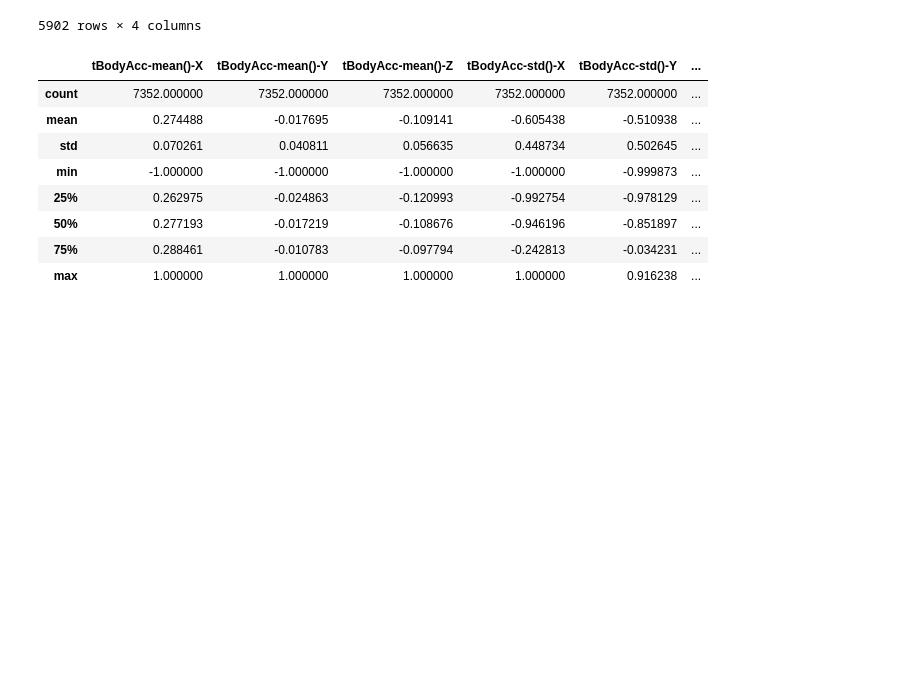
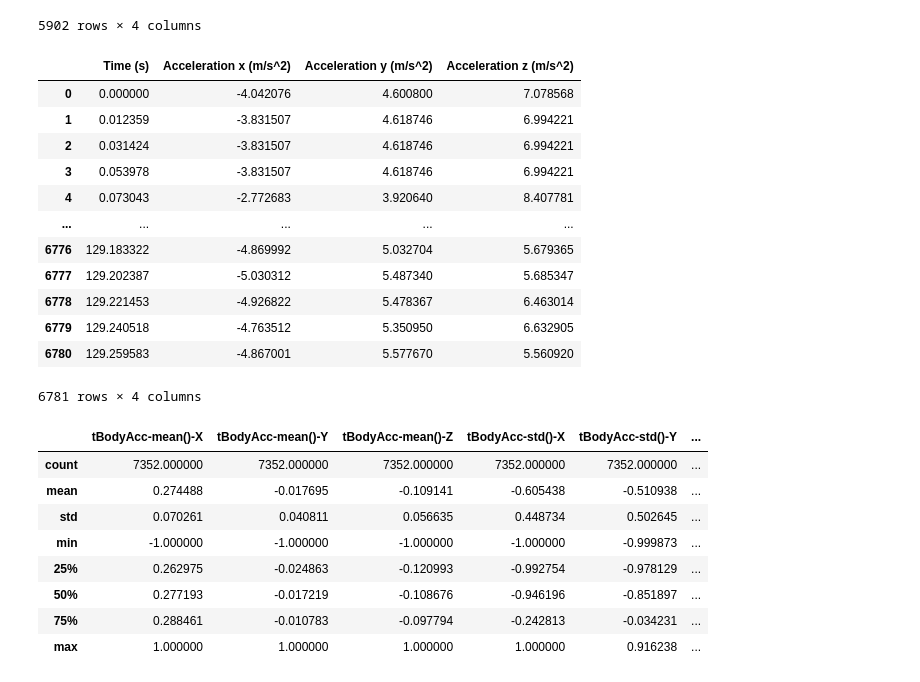
Before and after one commit to AnnBlack/motion-analysis, a Jupyter notebook: keras_test_and_train_data.ipynb, the cells around one changed output. Saved outputs shown, nothing was run; the diff lists cells and outputs as text; code cells hidden in the pictures; blank space fills up the shorter version.

```diff
--- a/keras_test_and_train_data.ipynb
+++ b/keras_test_and_train_data.ipynb
@@ -31,6 +31,22 @@ example_downstairs
 | 5900 | 112.494897 | 0.721436 | 5.363512 | 8.721839 |
 | 5901 | 112.513963 | 0.672981 | 5.380860 | 8.700303 |
 5902 rows × 4 columns
+# %%
+example_upstairs
+# %% [output]
+|  | Time (s) | Acceleration x (m/s^2) | Acceleration y (m/s^2) | Acceleration z (m/s^2) |
+| 0 | 0.000000 | -4.042076 | 4.600800 | 7.078568 |
+| 1 | 0.012359 | -3.831507 | 4.618746 | 6.994221 |
+| 2 | 0.031424 | -3.831507 | 4.618746 | 6.994221 |
+| 3 | 0.053978 | -3.831507 | 4.618746 | 6.994221 |
+| 4 | 0.073043 | -2.772683 | 3.920640 | 8.407781 |
+| ... | ... | ... | ... | ... |
+| 6776 | 129.183322 | -4.869992 | 5.032704 | 5.679365 |
+| 6777 | 129.202387 | -5.030312 | 5.487340 | 5.685347 |
+| 6778 | 129.221453 | -4.926822 | 5.478367 | 6.463014 |
+| 6779 | 129.240518 | -4.763512 | 5.350950 | 6.632905 |
+| 6780 | 129.259583 | -4.867001 | 5.577670 | 5.560920 |
+6781 rows × 4 columns
 # %%
 train_data.describe()
 # %% [output]
```
Also changed, not shown: parts of 3 cells of this notebook, 1 other file.
